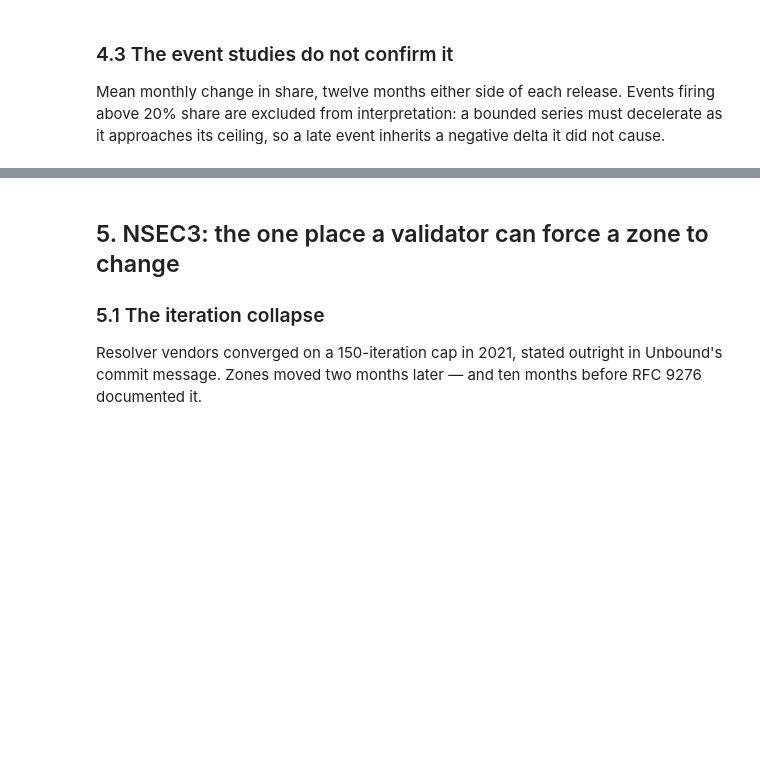
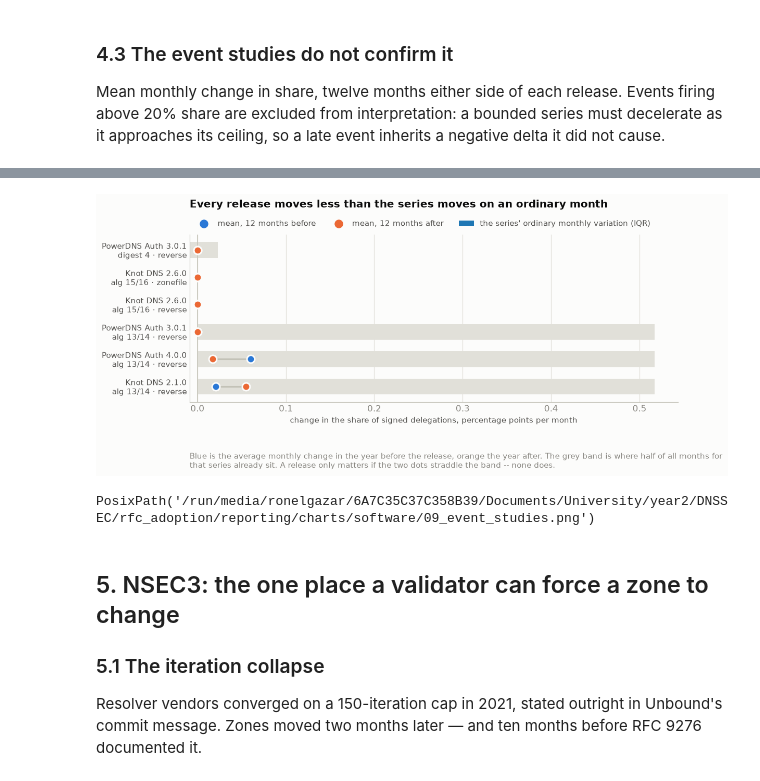
Before and after one commit to j776w781/rfc_adoption, a Jupyter notebook: notebooks/dnssec_software_releases.ipynb, the cells around one changed output, grey strips where cells are left out. Saved outputs shown, nothing was run; the diff lists cells and outputs as text; code cells hidden in the pictures; blank space fills up the shorter version.

```diff
--- a/notebooks/dnssec_software_releases.ipynb
+++ b/notebooks/dnssec_software_releases.ipynb
@@ -483,3 +497,61 @@ PosixPath('/run/media/ronelgazar/6A7C35C37C358B39/Documents/University/year2/DNS
+# %%
+ev = [e for e in RA["event_studies"] if not e["late_curve"]]
+ev.sort(key=lambda e: (e["kind"], e["observable"]))
+
+# The effect size means nothing without the series' own month-to-month variation
+# beside it. VALS maps an observable back to its codepoints so the noise band can
+# be recomputed here rather than asserted.
+VALS = {"alg 8/10": ["8", "10"], "alg 12": ["12"], "alg 13/14": ["13", "14"],
+        "alg 15/16": ["15", "16"], "digest 4": ["4"]}
+
+
+def noise_band(observable, basis):
+    '''Interquartile range of this series' ordinary monthly change.'''
+    dim = ("digest_type_ds" if observable == "digest 4" else
+           ("algorithm_ds" if basis == "reverse" else "algorithm_dnskey"))
+    df, src = ((PAN, PANEL_SOURCE) if basis == "reverse" else (SRV, None))
+    d = share(df, basis, dim, VALS[observable], source=src).diff().dropna()
+    return float(d.quantile(0.25)), float(d.quantile(0.75))
+
+
+def pretty(sw):
+    key, _, ver = sw.partition(" ")
+    return f"{NAME.get(key, key)} {ver}"
+
+
+labels = [f'{pretty(e["software"])}\n{e["observable"]} · {e["basis"]}' for e in ev]
+fig, ax = plt.subplots(figsize=(11, 3.8))
+for i, e in enumerate(ev):
+    q1, q3 = noise_band(e["observable"], e["basis"])
+    ax.barh(i, q3 - q1, left=q1, height=0.58, color=GRID, zorder=1)
+    ax.plot([e["mean_pp_before"], e["mean_pp_after"]], [i, i], color=BASELINE,
+            linewidth=2, zorder=2)
+    ax.scatter(e["mean_pp_before"], i, s=95, color=S1, zorder=4, edgecolor=SURFACE,
+               linewidth=2)
+    ax.scatter(e["mean_pp_after"], i, s=95, color=S2, zorder=4, edgecolor=SURFACE,
+               linewidth=2)
+
+ax.set_yticks(range(len(ev))); ax.set_yticklabels(labels, fontsize=9.5, color=INK_2)
+ax.axvline(0, color=BASELINE, linewidth=1)
+ax.set_xlabel("change in the share of signed delegations, percentage points per month",
+              color=INK_2)
+style(ax, axis="x")
+ax.barh([], [], color=GRID, edgecolor=GRID,
+        label="the series' ordinary monthly variation (IQR)")
+ax.scatter([], [], s=95, color=S1, label="mean, 12 months before")
+ax.scatter([], [], s=95, color=S2, label="mean, 12 months after")
+ax.legend(frameon=False, fontsize=9.5, labelcolor=INK_2, ncol=3, loc="lower left",
+          bbox_to_anchor=(0, 1.0))
+ax.set_title("Every release moves less than the series moves on an ordinary month",
+             loc="left", color=INK, fontweight="bold", pad=34)
+metric(ax, "Blue is the average monthly change in the year before the release, orange "
+           "the year after. The grey band is where half of all months for that series "
+           "already sit. A release only matters if the two dots straddle the band -- "
+           "none does.")
+save(fig, "09_event_studies")
+# %% [output]
+[figure, added]
+PosixPath('/run/media/ronelgazar/6A7C35C37C358B39/Documents/University/year2/DNSSEC/rfc_adoption/reporting/charts/software/09_event_studies.png')
 # %% [markdown]
 ## 5. NSEC3: the one place a validator can force a zone to change
 
```
Also changed, not shown: parts of 8 cells of this notebook, 6 other files.
